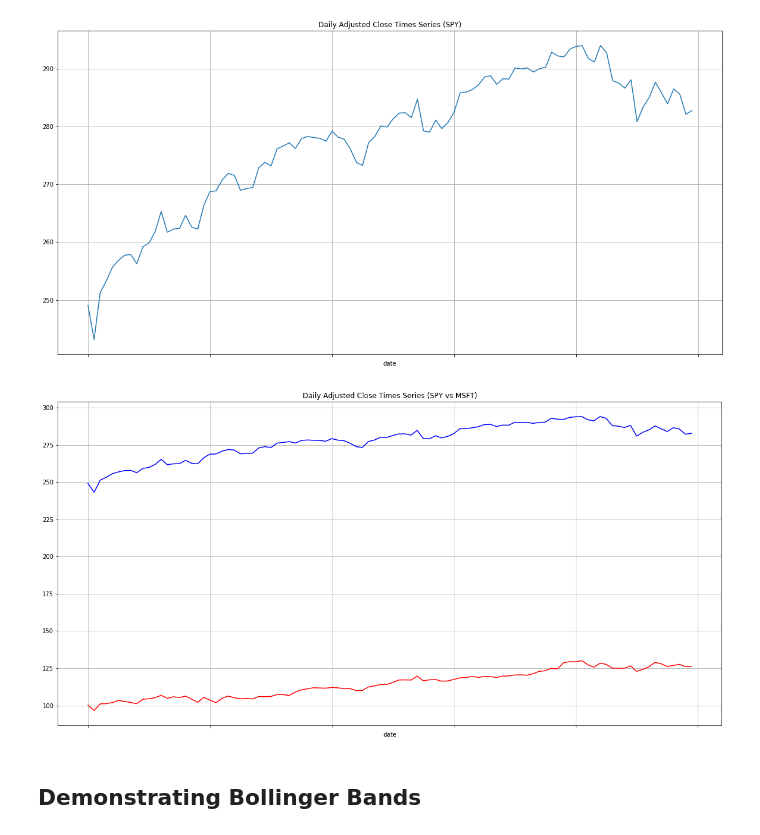
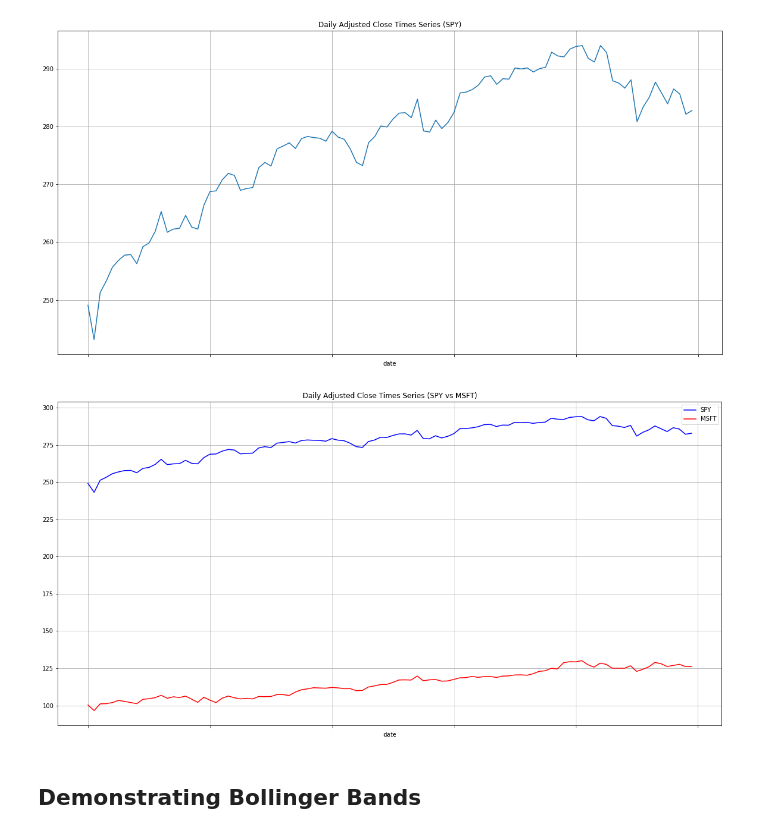
Before and after one commit to AashinShazar/TradingML, a Jupyter notebook: PortfolioEvaluator/PortfolioEvaluator.ipynb, the cells around one changed output. Drawn from its saved outputs; the diff is of its cells as text; code cells hidden in the pictures.

```diff
--- a/PortfolioEvaluator/PortfolioEvaluator.ipynb
+++ b/PortfolioEvaluator/PortfolioEvaluator.ipynb
@@ -90,10 +90,11 @@ plt.show()
 # %%
 plt.title('Daily Adjusted Close Times Series (SPY vs MSFT)')
 ax1 = SPY[0]['5. adjusted close'].plot(color='blue', grid=True, label='SPY')
 ax2 = MSFT[0]['5. adjusted close'].plot(color='red', grid=True, label='MSFT')
+plt.legend()
 plt.show()
 # %% [output]
-[figure, old version]
+[figure, new version]
 # %% [markdown]
 ## Demonstrating Bollinger Bands
 # %% [markdown]
```
Also changed, not shown: parts of 4 cells of this notebook.
